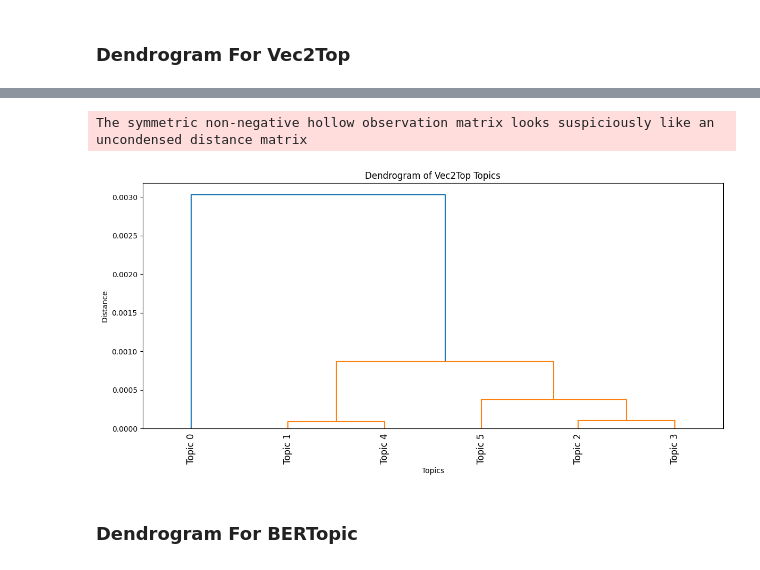
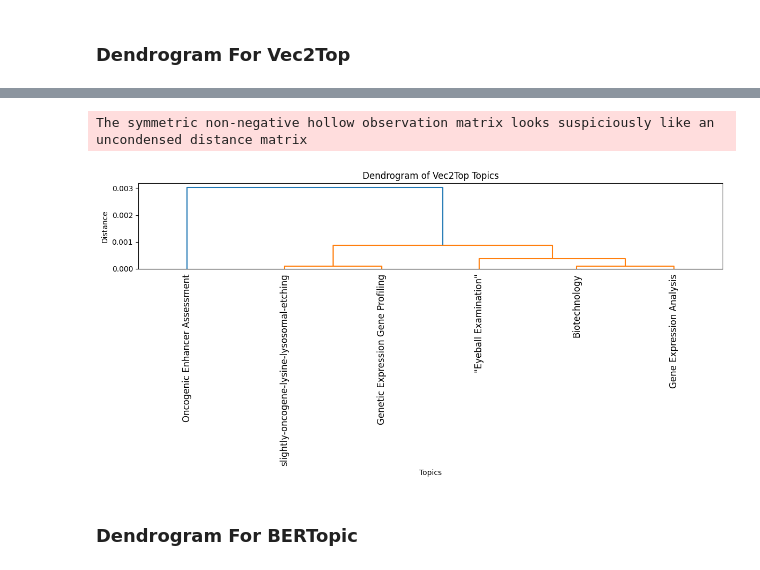
Before and after one commit to raz0208/Embedding-Analysis-and-Topic-Clustring, a Jupyter notebook: TopicModelling/EmbeddingsAnalysis_TopicClustering_ModernBERT.ipynb, the cells around one changed output, grey strips where cells are left out. Cells and saved outputs as stored; diff of their text form; code cells hidden in the pictures.

```diff
--- a/TopicModelling/EmbeddingsAnalysis_TopicClustering_ModernBERT.ipynb
+++ b/TopicModelling/EmbeddingsAnalysis_TopicClustering_ModernBERT.ipynb
@@ -430,24 +485,24 @@ topic_names, topic_embeddings
 # %%
 # Optional: use document_topic_matrix if you'd rather visualize topics by their document composition
 # topic_embeddings = model.document_topic_matrix.T  # shape: (num_topics, num_documents)
 
 # Compute pairwise cosine distance matrix
 distance_matrix = cosine_distances(topic_embeddings)
 
 # Perform hierarchical clustering
 linkage_matrix = linkage(distance_matrix, method='ward')  # 'ward' works better with Euclidean, use 'average' for cosine
 
 # Plot the dendrogram
 plt.figure(figsize=(12, 6))
-dendrogram(linkage_matrix, labels=[f"Topic {i}" for i in range(len(topic_names))], leaf_rotation=90)
+dendrogram(linkage_matrix, labels=topic_names, leaf_rotation=90)
 plt.title("Dendrogram of Vec2Top Topics")
 plt.xlabel("Topics")
 plt.ylabel("Distance")
 plt.tight_layout()
 plt.show()
 # %% [output]
 The symmetric non-negative hollow observation matrix looks suspiciously like an uncondensed distance matrix
-[figure, old version]
+[figure, new version]
 # %% [markdown]
 ### Dendrogram For BERTopic
 # %%
```
Also changed, not shown: parts of 14 cells of this notebook.
